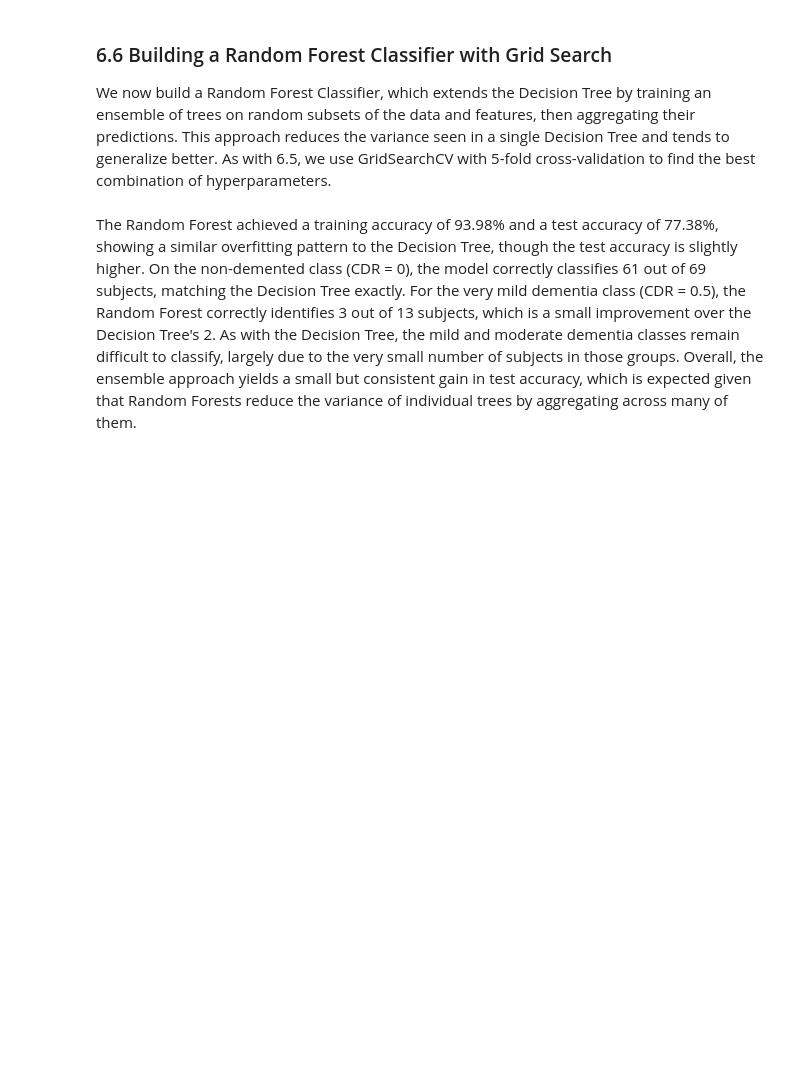
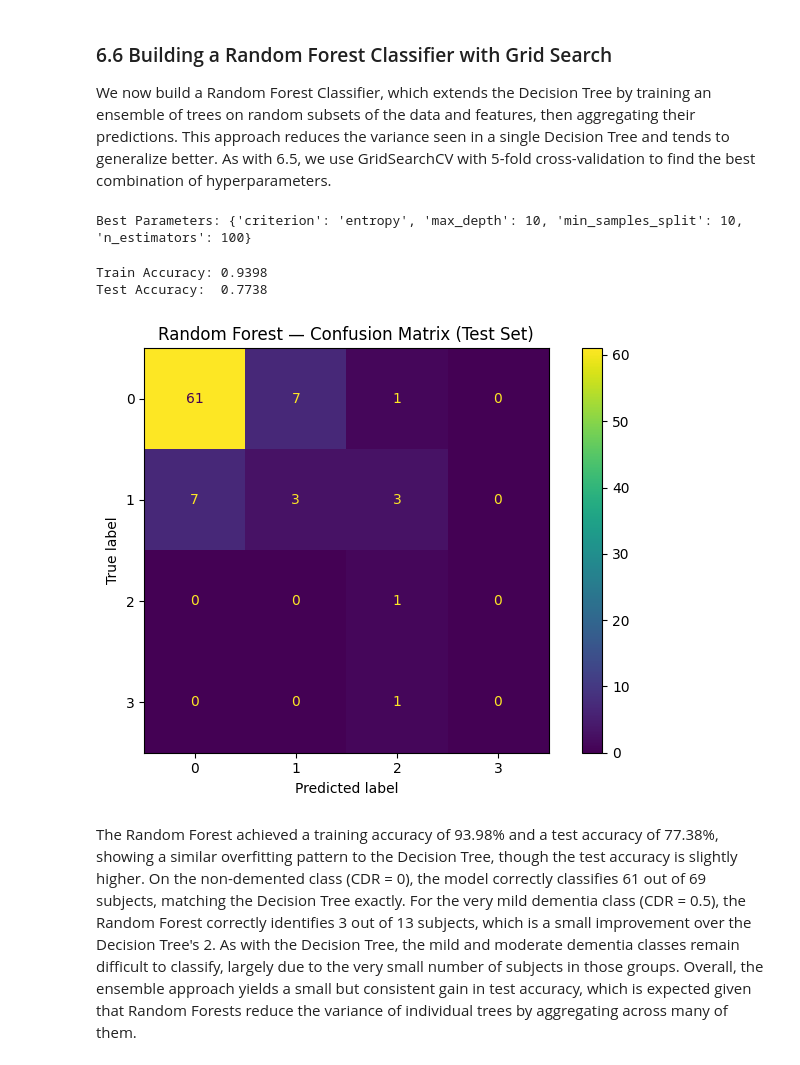
Before and after one commit to Carlos-PC05/FinalProjectCS-362, a Jupyter notebook: FinalReport_SP26_RV_PC_MASTERFILE.ipynb, the cells around one changed output. Drawn from its saved outputs; the diff is of its cells as text; code cells hidden in the pictures; blank space fills up the shorter version.

```diff
--- a/FinalReport_SP26_RV_PC_MASTERFILE.ipynb
+++ b/FinalReport_SP26_RV_PC_MASTERFILE.ipynb
@@ -1400,36 +1397,40 @@ grid_search_rf = GridSearchCV(
     param_grid_rf,
     cv=5,
     scoring='accuracy',
-    n_jobs=-1
 )
 
 grid_search_rf.fit(X_train, y_clf_train)
 
 print("Best Parameters:", grid_search_rf.best_params_)
-print(f"Best CV Accuracy: {grid_search_rf.best_score_:.4f}")
+# %% [output]
+Best Parameters: {'criterion': 'entropy', 'max_depth': 10, 'min_samples_split': 10, 'n_estimators': 100}
 # %%
 # In this cell we evaluate the best Random Forest on the test set
 # and visualize results with a confusion matrix
 best_rf = grid_search_rf.best_estimator_
 
 train_acc_rf = best_rf.score(X_train, y_clf_train)
 test_acc_rf = best_rf.score(X_test, y_clf_test)
 
 print(f"Train Accuracy: {train_acc_rf:.4f}")
 print(f"Test Accuracy:  {test_acc_rf:.4f}")
 
 y_pred_rf = best_rf.predict(X_test)
 
 cm_rf = confusion_matrix(y_clf_test, y_pred_rf)
 disp_rf = ConfusionMatrixDisplay(
     confusion_matrix=cm_rf,
     display_labels=best_rf.classes_
 )
 
 fig, ax = plt.subplots(figsize=(7, 5))
-disp_rf.plot(ax=ax, colorbar=False)
+disp_rf.plot(ax=ax)
 ax.set_title("Random Forest — Confusion Matrix (Test Set)")
 plt.tight_layout();
+# %% [output]
+Train Accuracy: 0.9398
+Test Accuracy:  0.7738
+[figure, added]
 # %% [markdown]
 The Random Forest achieved a training accuracy of 93.98% and a test accuracy of 77.38%, showing a similar overfitting pattern to the Decision Tree, though the test accuracy is slightly higher. On the non-demented class (CDR = 0), the model correctly classifies 61 out of 69 subjects, matching the Decision Tree exactly. For the very mild dementia class (CDR = 0.5), the Random Forest correctly identifies 3 out of 13 subjects, which is a small improvement over the Decision Tree's 2. As with the Decision Tree, the mild and moderate dementia classes remain difficult to classify, largely due to the very small number of subjects in those groups. Overall, the ensemble approach yields a small but consistent gain in test accuracy, which is expected given that Random Forests reduce the variance of individual trees by aggregating across many of them.
 # %% [markdown]
```
Also changed, not shown: parts of 5 cells of this notebook.
